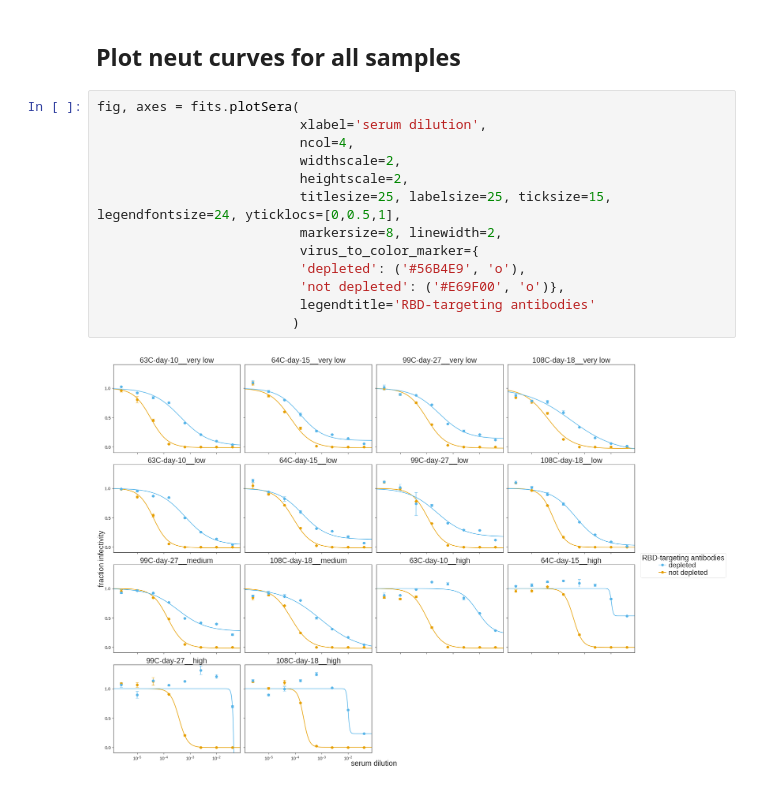
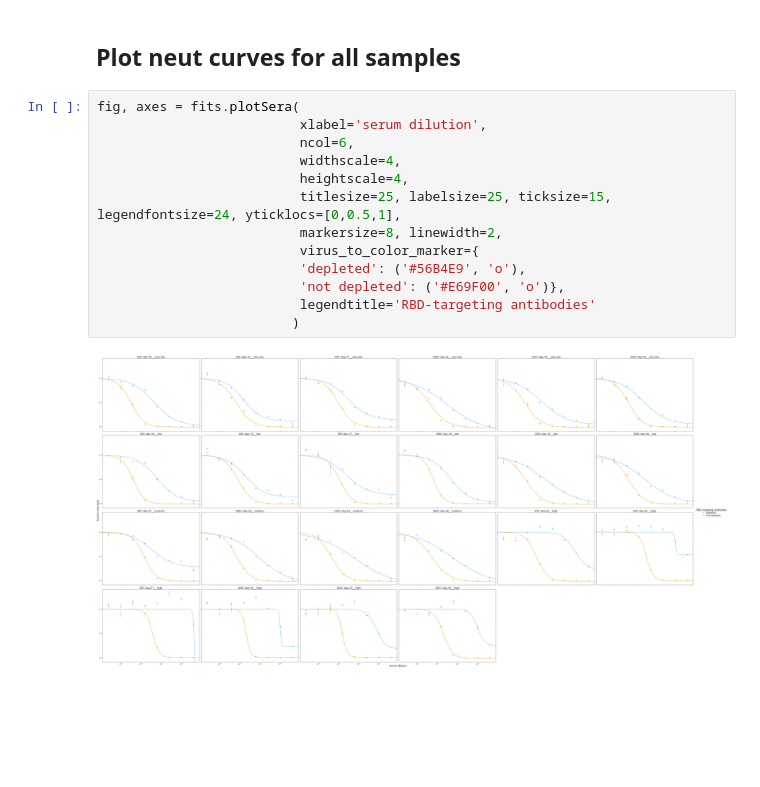
Before and after one commit to jbloomlab/Ace2_expression_neuts, a Jupyter notebook: virus_neutralization.ipynb, the cells around one changed output. Saved outputs shown, nothing was run; the diff lists cells and outputs as text; blank space fills up the shorter version.

```diff
--- a/virus_neutralization.ipynb
+++ b/virus_neutralization.ipynb
@@ -146,15 +185,15 @@ NT50.save(f'./{resultsdir}/NT50.pdf')
 # %%
 fig, axes = fits.plotSera(
                           xlabel='serum dilution',
-                          ncol=4,
-                          widthscale=2,
-                          heightscale=2,
+                          ncol=6,
+                          widthscale=4,
+                          heightscale=4,
                           titlesize=25, labelsize=25, ticksize=15, legendfontsize=24, yticklocs=[0,0.5,1],
                           markersize=8, linewidth=2,
                           virus_to_color_marker={
                           'depleted': ('#56B4E9', 'o'),
                           'not depleted': ('#E69F00', 'o')},
                           legendtitle='RBD-targeting antibodies'
                          )
 # %% [output]
-[figure, old version]
+[figure, new version]
```
Also changed, not shown: parts of 5 cells of this notebook, 20 other files.
